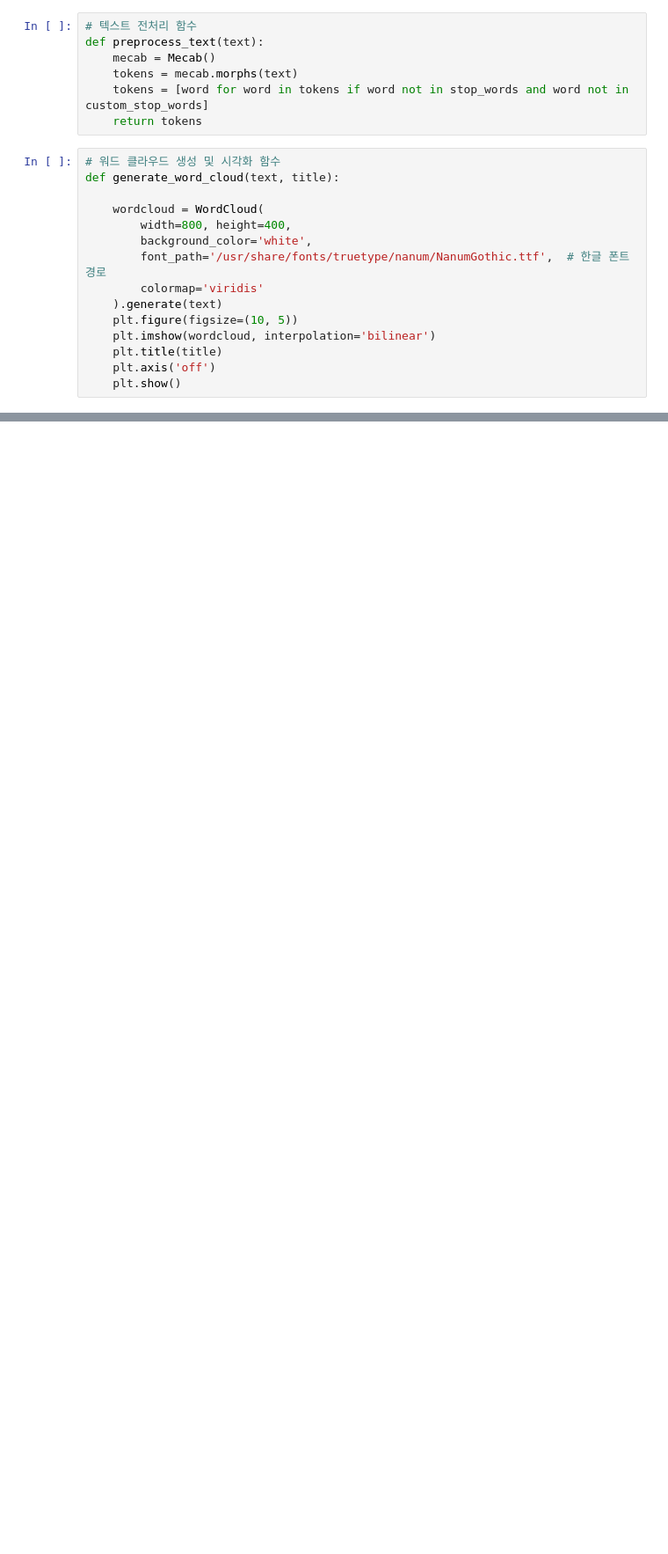
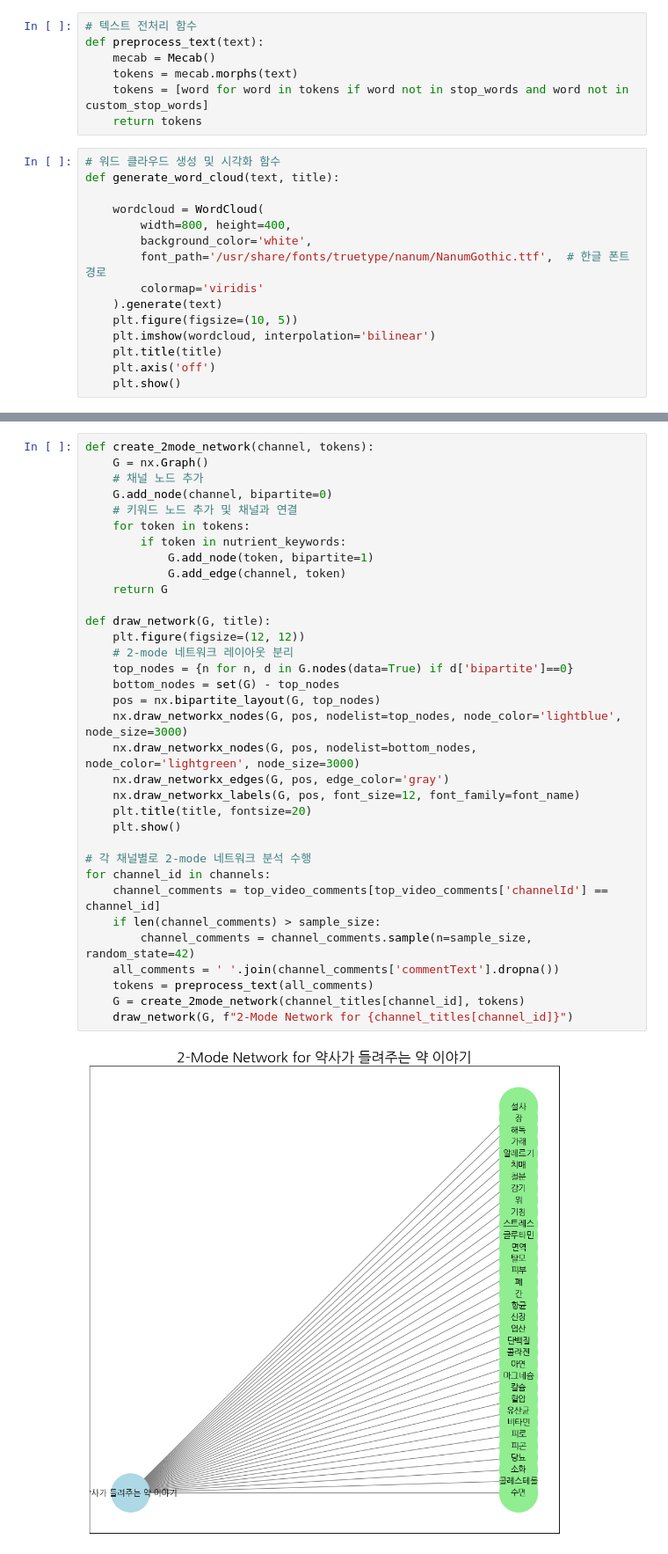
Before and after one commit to arkwith7/aSSIST_DM1, a Jupyter notebook: 99_data_analysis/분석.ipynb, the cells around one changed output, grey strips where cells are left out. Shown at 88% size. Saved outputs shown, nothing was run; the diff lists cells and outputs as text; blank space fills up the shorter version.

```diff
--- a/99_data_analysis/분석.ipynb
+++ b/99_data_analysis/분석.ipynb
@@ -193,0 +216,36 @@ for channel_id in channels:
+# %%
+def create_2mode_network(channel, tokens):
+    G = nx.Graph()
+    # 채널 노드 추가
+    G.add_node(channel, bipartite=0)
+    # 키워드 노드 추가 및 채널과 연결
+    for token in tokens:
+        if token in nutrient_keywords:
+            G.add_node(token, bipartite=1)
+            G.add_edge(channel, token)
+    return G
+
+def draw_network(G, title):
+    plt.figure(figsize=(12, 12))
+    # 2-mode 네트워크 레이아웃 분리
+    top_nodes = {n for n, d in G.nodes(data=True) if d['bipartite']==0}
+    bottom_nodes = set(G) - top_nodes
+    pos = nx.bipartite_layout(G, top_nodes)
+    nx.draw_networkx_nodes(G, pos, nodelist=top_nodes, node_color='lightblue', node_size=3000)
+    nx.draw_networkx_nodes(G, pos, nodelist=bottom_nodes, node_color='lightgreen', node_size=3000)
+    nx.draw_networkx_edges(G, pos, edge_color='gray')
+    nx.draw_networkx_labels(G, pos, font_size=12, font_family=font_name)
+    plt.title(title, fontsize=20)
+    plt.show()
+
+# 각 채널별로 2-mode 네트워크 분석 수행
+for channel_id in channels:
+    channel_comments = top_video_comments[top_video_comments['channelId'] == channel_id]
+    if len(channel_comments) > sample_size:
+        channel_comments = channel_comments.sample(n=sample_size, random_state=42)
+    all_comments = ' '.join(channel_comments['commentText'].dropna())
+    tokens = preprocess_text(all_comments)
+    G = create_2mode_network(channel_titles[channel_id], tokens)
+    draw_network(G, f"2-Mode Network for {channel_titles[channel_id]}")
+# %% [output]
+[figure, added]
```
Also changed, not shown: parts of 6 cells of this notebook.
